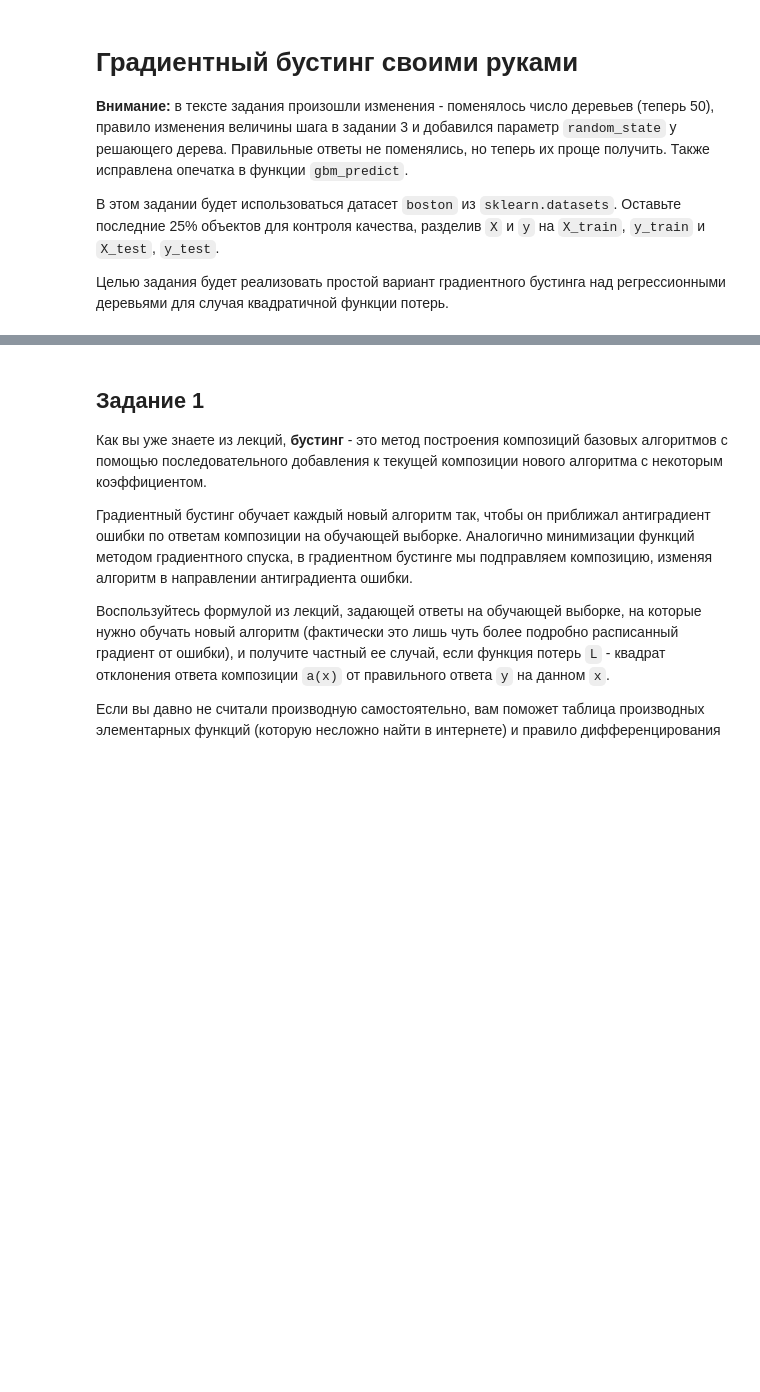
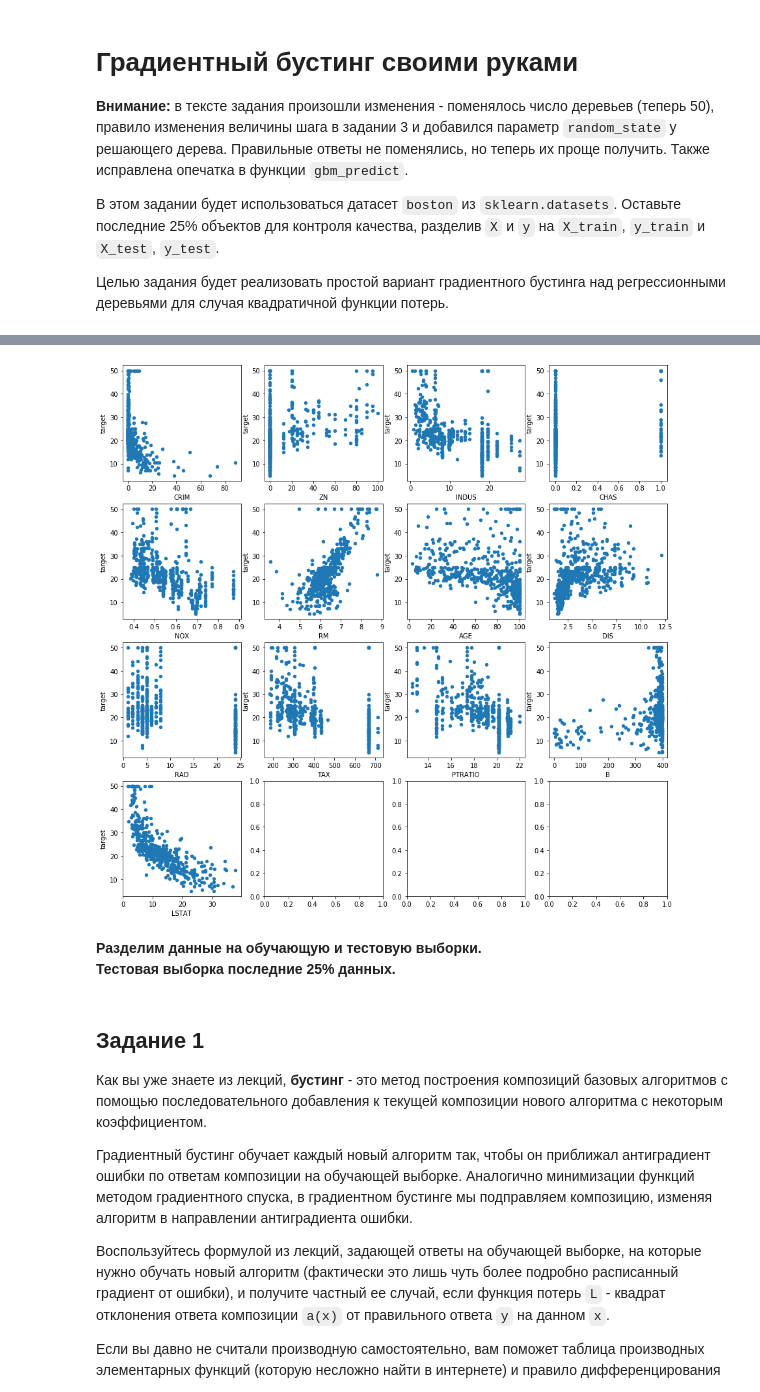
Before and after one commit to nesov777/ML-C2W4, a Jupyter notebook: grad_boosting.ipynb, the cells around one changed output, grey strips where cells are left out. Saved outputs shown, nothing was run; the diff lists cells and outputs as text; code cells hidden in the pictures; blank space fills up the shorter version.

Commit message:
подготовил данные

```diff
--- a/grad_boosting.ipynb
+++ b/grad_boosting.ipynb
@@ -8,0 +20,3 @@
+# %%
+raw = datasets.load_boston()
+rX, ry = raw['data'], raw['target'].reshape(-1,1)
@@ -8,0 +27,3 @@
+# %%
+data1 = pd.DataFrame(data= np.append(rX,ry,axis=1), columns= np.append(raw.feature_names,'target'))
+data1.head()
@@ -8,0 +37,9 @@
+# %%
+fig, axes = plt.subplots(nrows=4, ncols=4, figsize=(15, 15))
+for idx, feature in enumerate(data1.columns[:-1]):
+    data1.plot(feature, 'target', subplots=True, kind="scatter",ax=axes[idx // 4, idx % 4])
+# %% [output]
+[figure, added]
+# %% [markdown]
+**Разделим данные на обучающую и тестовую выборки.
+Тестовая выборка последние 25% данных.**
```
Also changed, not shown: parts of 7 cells of this notebook.
